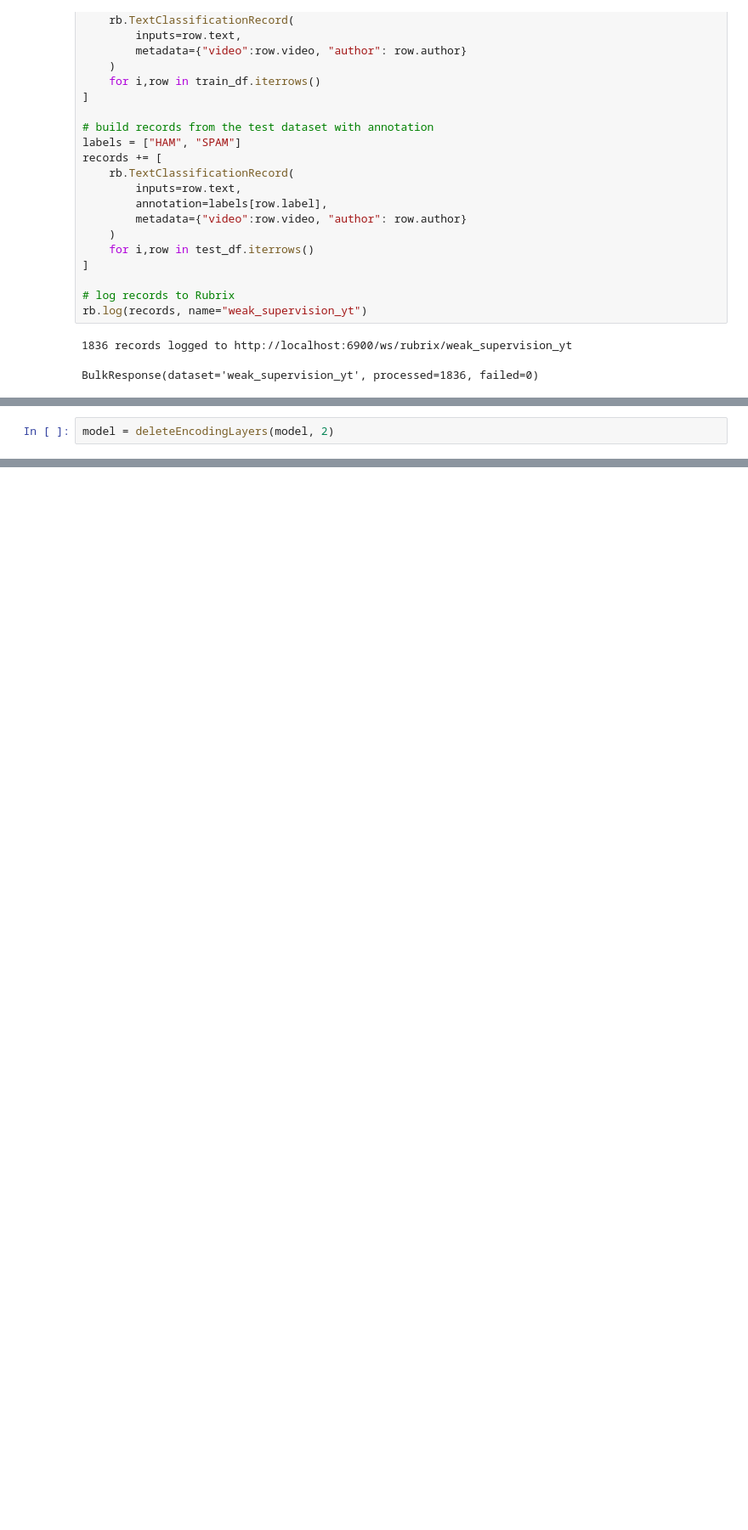
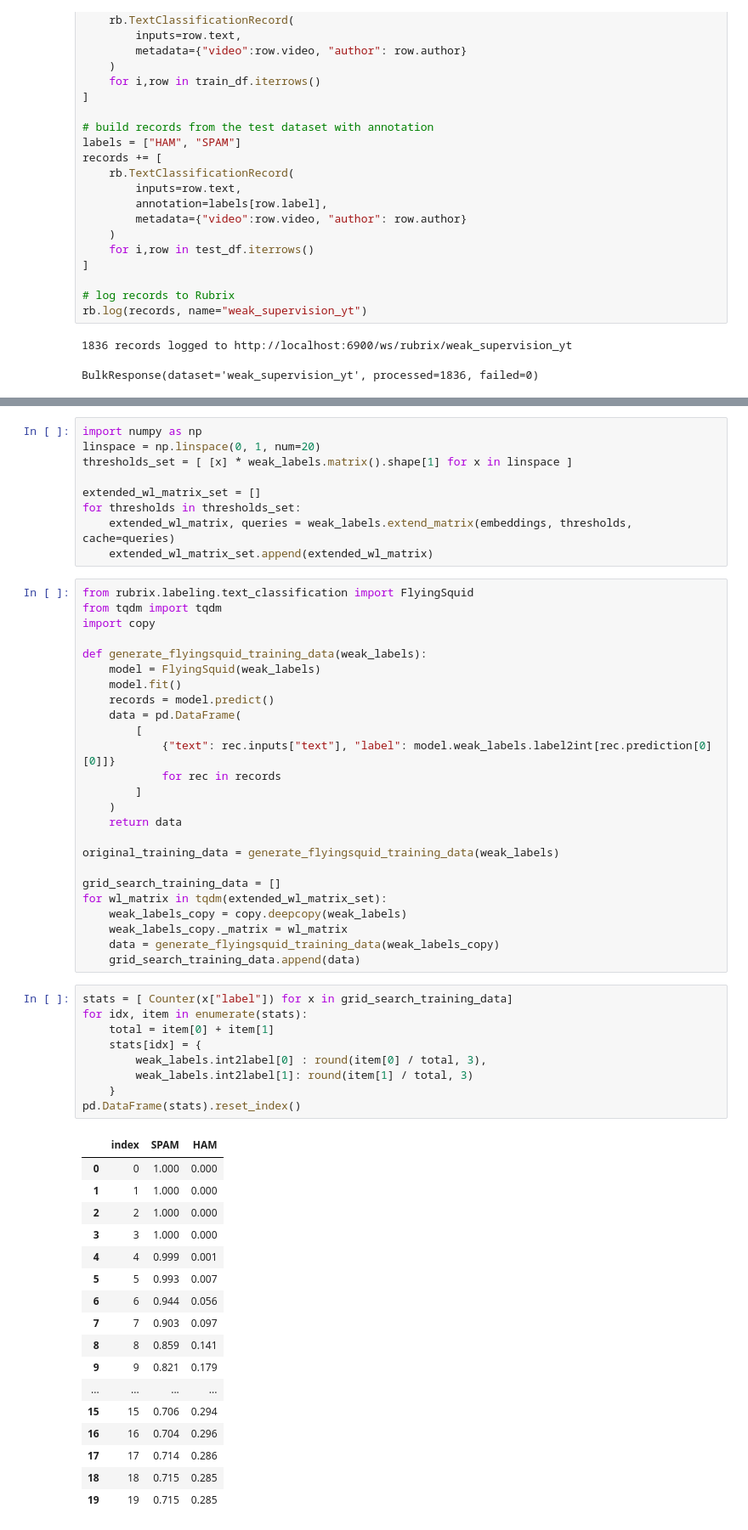
Before and after one commit to argilla-io/argilla, a Jupyter notebook: docs/tutorials/epoxy.ipynb, the cells around one changed output, grey strips where cells are left out. Shown at 85% size. Cells and saved outputs as stored; diff of their text form; blank space fills up the shorter version.

```diff
--- a/docs/tutorials/epoxy.ipynb
+++ b/docs/tutorials/epoxy.ipynb
@@ -593,2 +158,0 @@ def deleteEncodingLayers(model, num_layers):  # must pass in the full bert model
-# %%
-model = deleteEncodingLayers(model, 2)
@@ -904,0 +178,61 @@ final_thresholds
+# %%
+import numpy as np
+linspace = np.linspace(0, 1, num=20)
+thresholds_set = [ [x] * weak_labels.matrix().shape[1] for x in linspace ]
+
+extended_wl_matrix_set = []
+for thresholds in thresholds_set:
+    extended_wl_matrix, queries = weak_labels.extend_matrix(embeddings, thresholds, cache=queries)
+    extended_wl_matrix_set.append(extended_wl_matrix)
+# %%
+from rubrix.labeling.text_classification import FlyingSquid
+from tqdm import tqdm
+import copy
+
+def generate_flyingsquid_training_data(weak_labels):
+    model = FlyingSquid(weak_labels)
+    model.fit()
+    records = model.predict()
+    data = pd.DataFrame(
+        [
+            {"text": rec.inputs["text"], "label": model.weak_labels.label2int[rec.prediction[0][0]]}
+            for rec in records
+        ]
+    )
+    return data
+
+original_training_data = generate_flyingsquid_training_data(weak_labels)
+
+grid_search_training_data = []
+for wl_matrix in tqdm(extended_wl_matrix_set):
+    weak_labels_copy = copy.deepcopy(weak_labels)
+    weak_labels_copy._matrix = wl_matrix
+    data = generate_flyingsquid_training_data(weak_labels_copy)
+    grid_search_training_data.append(data)
+# %%
+stats = [ Counter(x["label"]) for x in grid_search_training_data]
+for idx, item in enumerate(stats):
+    total = item[0] + item[1]
+    stats[idx] = {
+        weak_labels.int2label[0] : round(item[0] / total, 3),
+        weak_labels.int2label[1]: round(item[1] / total, 3)
+    }
+pd.DataFrame(stats).reset_index()
+# %% [output]
+|  | index | SPAM | HAM |
+| 0 | 0 | 1.000 | 0.000 |
+| 1 | 1 | 1.000 | 0.000 |
+| 2 | 2 | 1.000 | 0.000 |
+| 3 | 3 | 1.000 | 0.000 |
+| 4 | 4 | 0.999 | 0.001 |
+| 5 | 5 | 0.993 | 0.007 |
+| 6 | 6 | 0.944 | 0.056 |
+| 7 | 7 | 0.903 | 0.097 |
+| 8 | 8 | 0.859 | 0.141 |
+| 9 | 9 | 0.821 | 0.179 |
+| ... | ... | ... | ... |
+| 15 | 15 | 0.706 | 0.294 |
+| 16 | 16 | 0.704 | 0.296 |
+| 17 | 17 | 0.714 | 0.286 |
+| 18 | 18 | 0.715 | 0.285 |
+| 19 | 19 | 0.715 | 0.285 |
```
Also changed, not shown: parts of 36 cells of this notebook, 2 other files.
